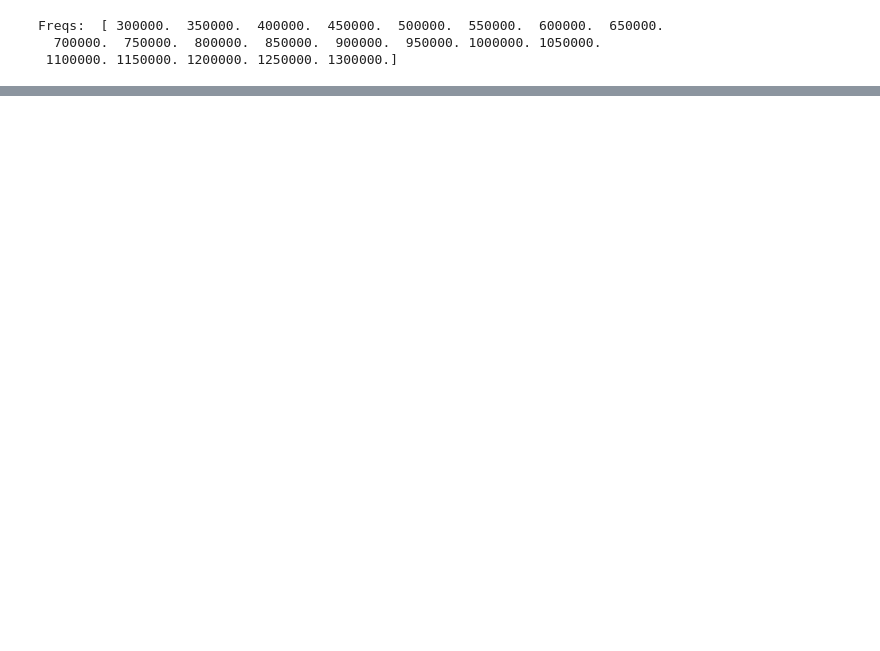
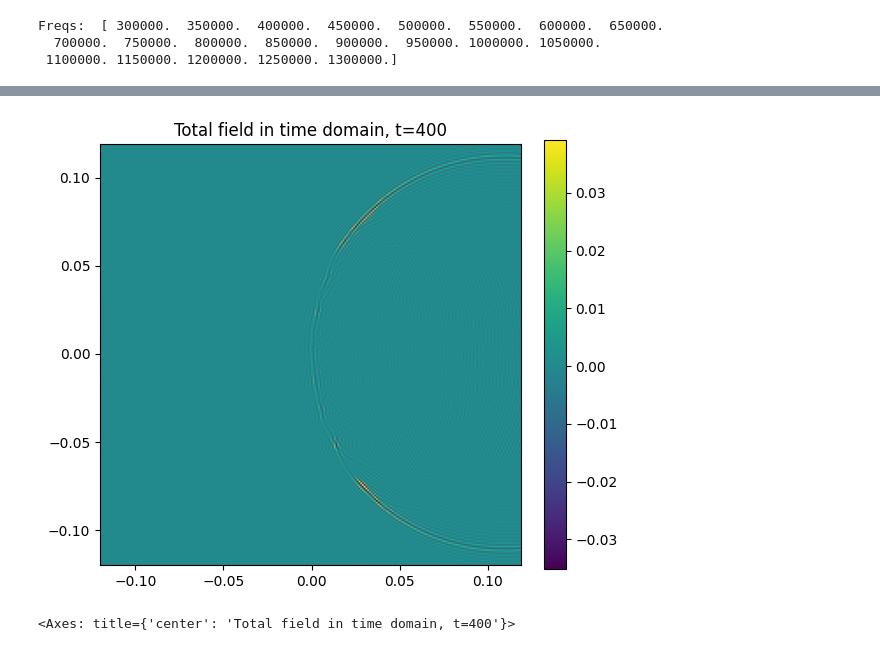
Before and after one commit to weiliao001211/US_project, a Jupyter notebook: examples/neural_operator_data/data_gen_wave.ipynb, the cells around one changed output, grey strips where cells are left out. Drawn from its saved outputs; the diff is of its cells as text; code cells hidden in the pictures; blank space fills up the shorter version.

```diff
--- a/examples/neural_operator_data/data_gen_wave.ipynb
+++ b/examples/neural_operator_data/data_gen_wave.ipynb
@@ -232,3 +261,5 @@ KeyboardInterrupt:
 # %%
 # ---- Total fields in heterogeneous medium → scattered = total - incident ----
 c_het = c_true.array
+_ = op.forward(model=c_het, kind='c')
+total_fields_td = op.get_forward_fields()  # (Ntx, Nt, Ny, Nx)
@@ -234,0 +284,6 @@ c_het = c_true.array
+# %%
+wv_view = total_fields_td[0,400,:,:]
+ImageData(array=wv_view, grid=grid).show(cmap="viridis", title="Total field in time domain, t=400")
+# %% [output]
+[figure, added]
+<Axes: title={'center': 'Total field in time domain, t=400'}>
```
Also changed, not shown: parts of 15 cells of this notebook, 7 other files.
